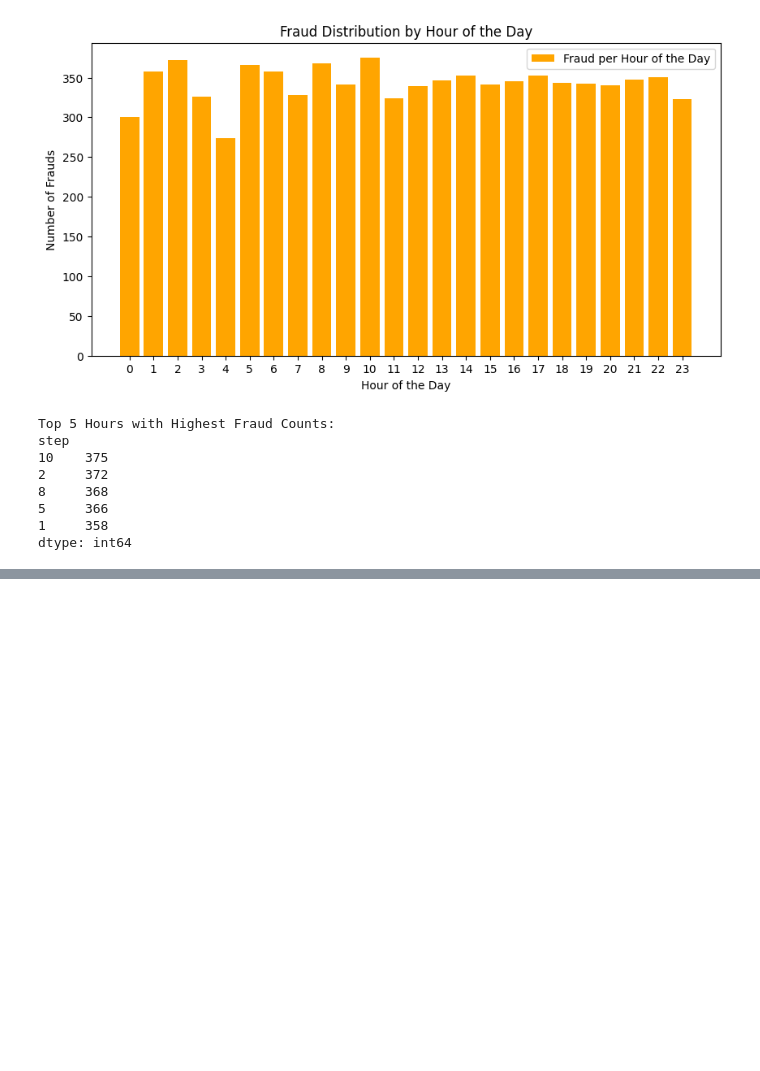
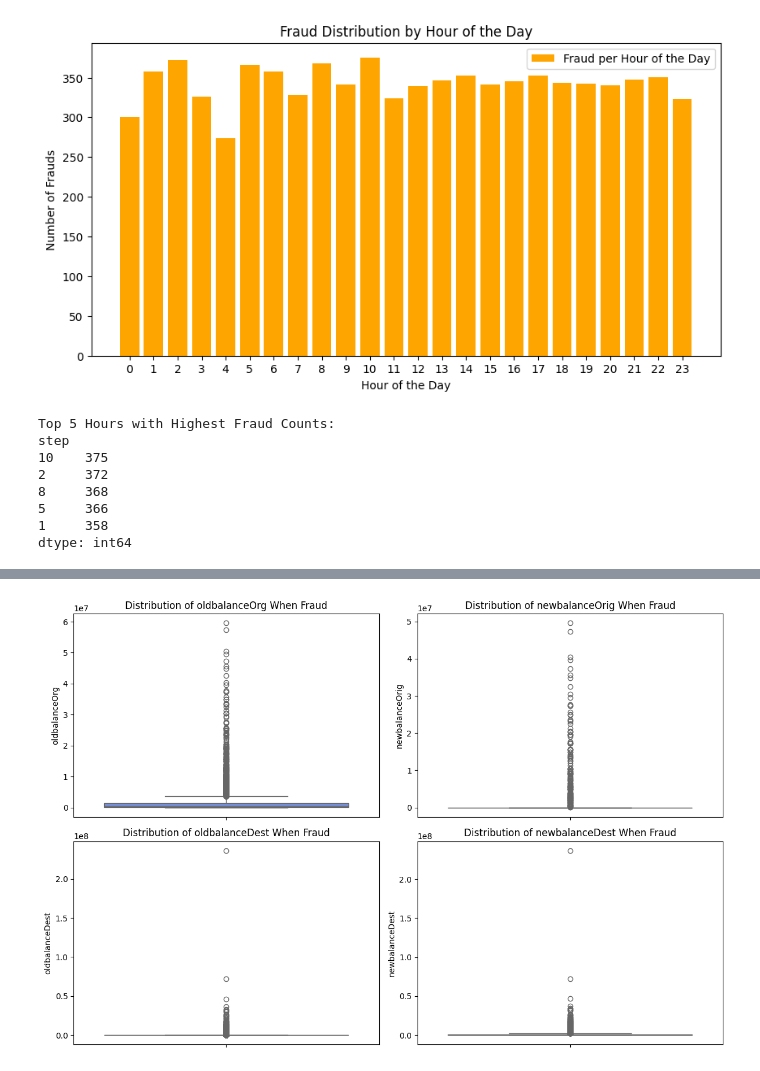
Before and after one commit to viktoruebelhart/analyzing-financial-fraud, a Jupyter notebook: analyzing_financial_fraud.ipynb, the cells around one changed output, grey strips where cells are left out. Drawn from its saved outputs; the diff is of its cells as text; code cells hidden in the pictures; blank space fills up the shorter version.

```diff
--- a/analyzing_financial_fraud.ipynb
+++ b/analyzing_financial_fraud.ipynb
@@ -324,0 +343,15 @@ dtype: int64
+# %%
+# Checking distribution of source and destination accounts when FRAUD
+features_counts = ['oldbalanceOrg', 'newbalanceOrig', 'oldbalanceDest', 'newbalanceDest']
+
+fig = plt.figure(figsize=(12, 8))
+
+for i, column in enumerate(features_counts):
+    ax = fig.add_subplot(2, 2, i + 1)  # Use enumerate to get the index
+    sns.boxplot(data=df[df.isFraud == 1], y=column, )  # Use y=column to set the y-axis
+    ax.set_title(f'Distribution of {column} When Fraud')  # Add title for clarity
+
+plt.tight_layout()  # Adjust layout to prevent overlap
+plt.show()
+# %% [output]
+[figure, added]
```
Also changed, not shown: parts of 8 cells of this notebook.
